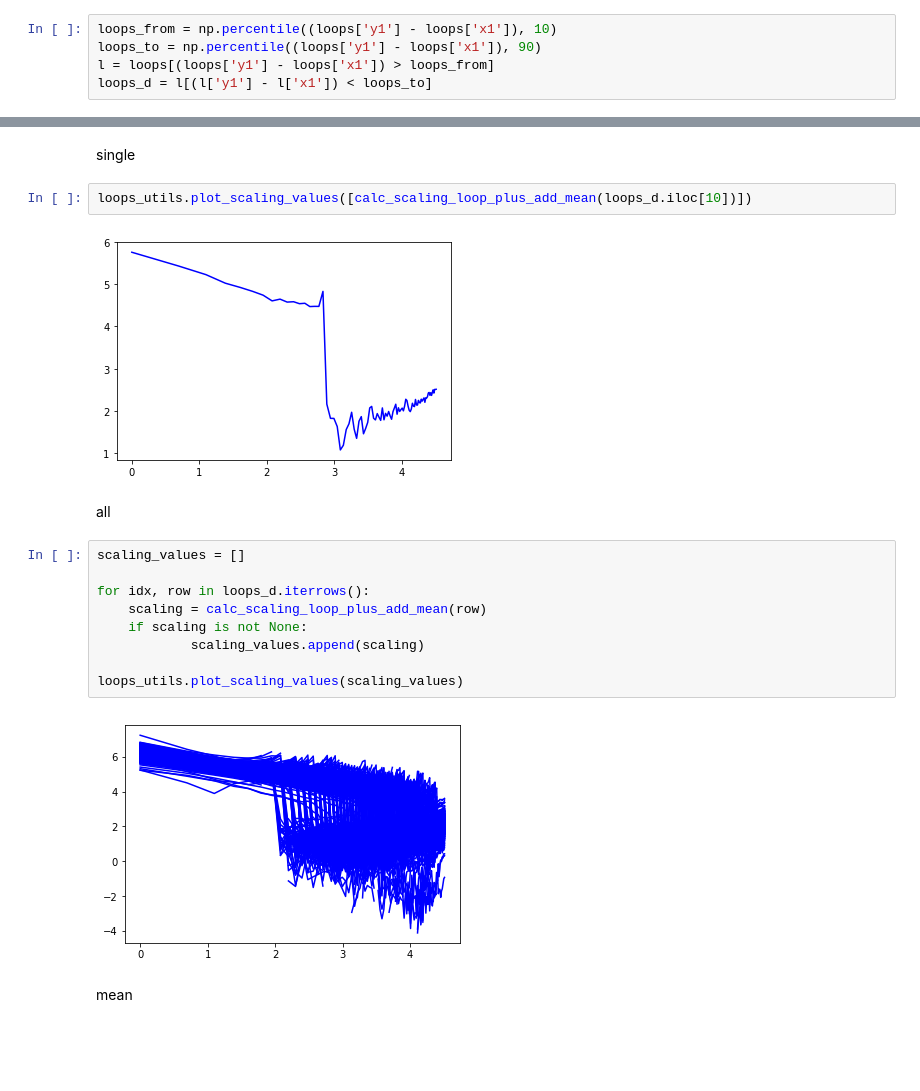
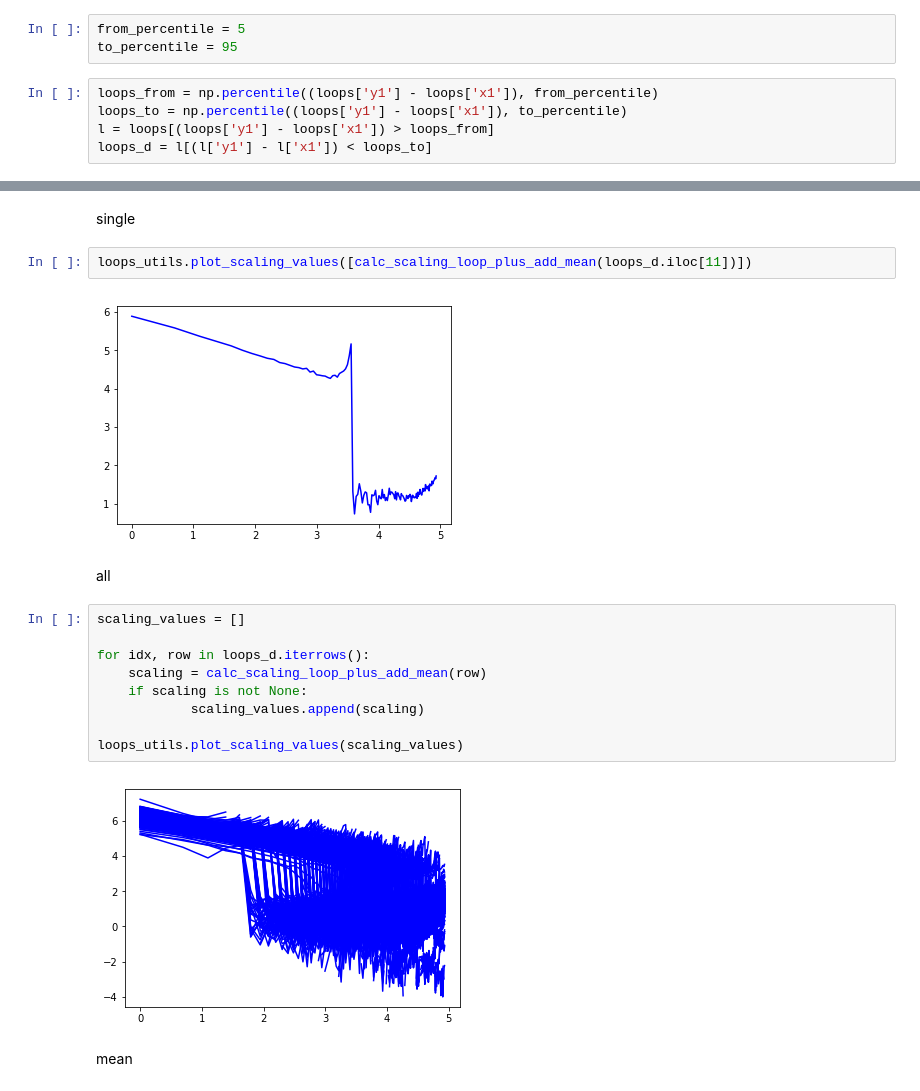
Before and after one commit to GoodBoy962/Dictyostelium-loops, a Jupyter notebook: rao/Loops scaling (Rao).ipynb, the cells around one changed output, grey strips where cells are left out. Saved outputs shown, nothing was run; the diff lists cells and outputs as text; blank space fills up the shorter version.

```diff
--- a/rao/Loops scaling (Rao).ipynb
+++ b/rao/Loops scaling (Rao).ipynb
@@ -96,6 +110,9 @@ substract loops with sizes between 10- and 90-percentiles
+# %%
+from_percentile = 5
+to_percentile = 95
 # %%
-loops_from = np.percentile((loops['y1'] - loops['x1']), 10)
-loops_to = np.percentile((loops['y1'] - loops['x1']), 90)
+loops_from = np.percentile((loops['y1'] - loops['x1']), from_percentile)
+loops_to = np.percentile((loops['y1'] - loops['x1']), to_percentile)
 l = loops[(loops['y1'] - loops['x1']) > loops_from]
 loops_d = l[(l['y1'] - l['x1']) < loops_to]
 # %%
@@ -121,9 +142,9 @@ def calc_scaling_loop_plus_add_mean(row):
 # %% [markdown]
 single
 # %%
-loops_utils.plot_scaling_values([calc_scaling_loop_plus_add_mean(loops_d.iloc[10])])
+loops_utils.plot_scaling_values([calc_scaling_loop_plus_add_mean(loops_d.iloc[11])])
 # %% [output]
-[figure, old version]
+[figure, new version]
 # %% [markdown]
 all
 # %%
@@ -136,7 +157,7 @@ for idx, row in loops_d.iterrows():
 
 loops_utils.plot_scaling_values(scaling_values)
 # %% [output]
-[figure, old version]
+[figure, new version]
 # %% [markdown]
 mean
 # %%
```
Also changed, not shown: parts of 20 cells of this notebook, 10 other files.
